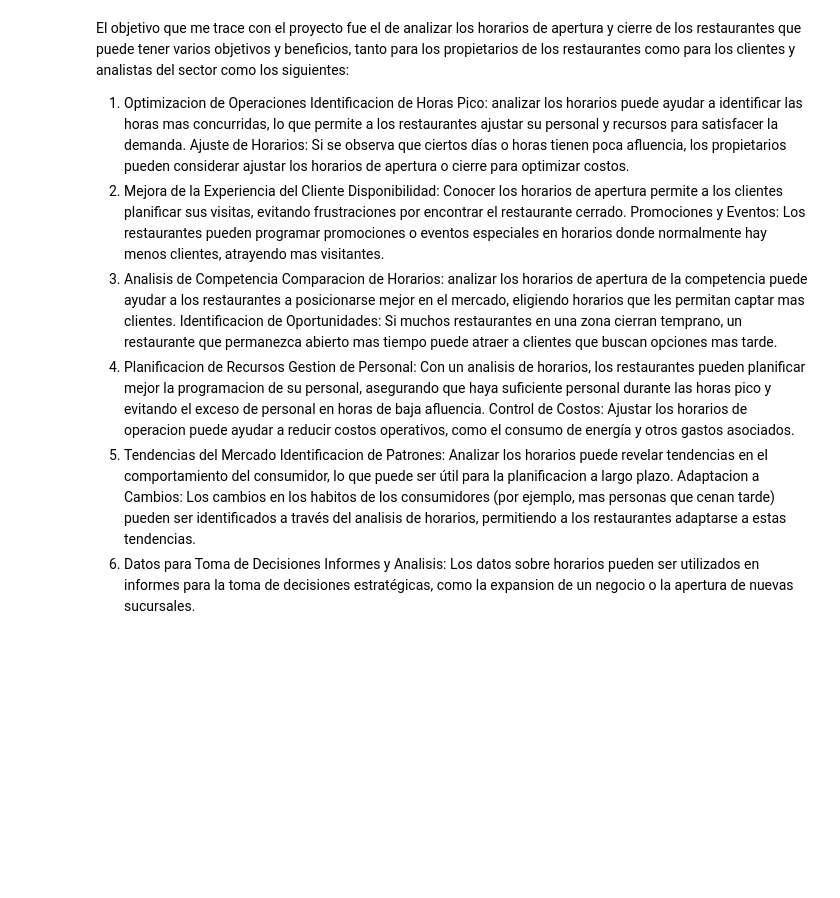
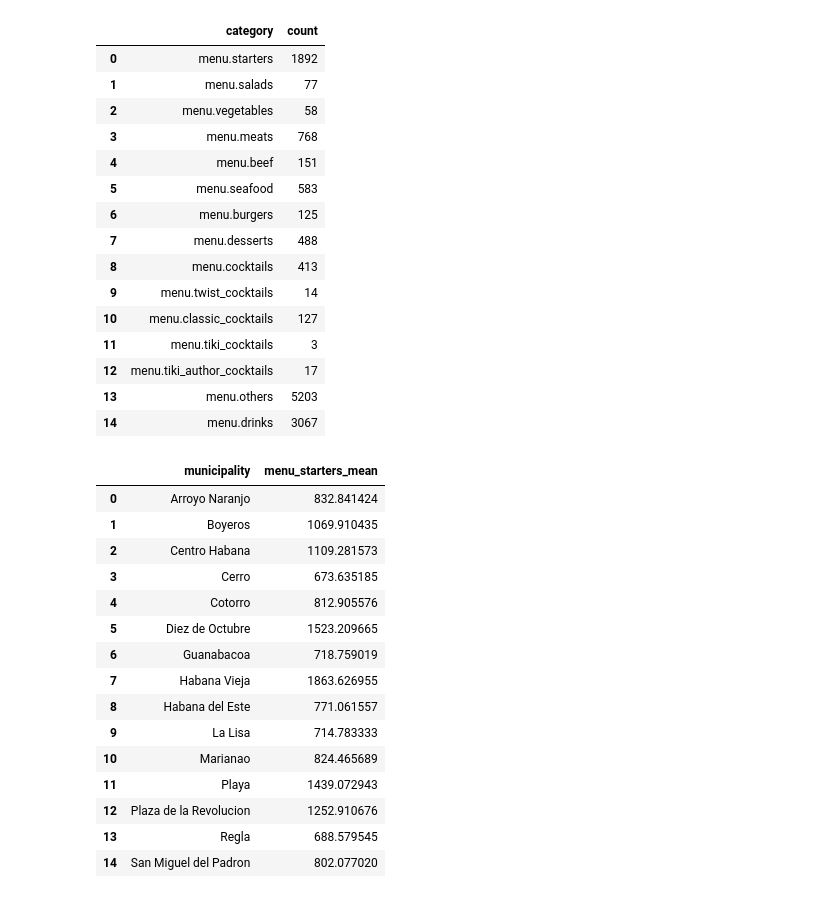
Before and after one commit to AmauryManuelD111/Restaurant_bar_project, a Jupyter notebook: notebook.ipynb, the cells around one changed output. Saved outputs shown, nothing was run; the diff lists cells and outputs as text; code cells hidden in the pictures; blank space fills up the shorter version.

```diff
--- a/notebook.ipynb
+++ b/notebook.ipynb
@@ -87,23 +87,3 @@ px.bar(
     title='Cantidad de locales que poseen Telefono',
     height=300
 ).show()
-# %% [markdown]
-El objetivo que me trace con el proyecto fue el de analizar los horarios de apertura y cierre de los restaurantes que puede tener varios objetivos y beneficios, tanto para los propietarios de los restaurantes como para los clientes y analistas del sector como los siguientes:
-
-1. Optimizacion de Operaciones
-Identificacion de Horas Pico: analizar los horarios puede ayudar a identificar las horas mas concurridas, lo que permite a los restaurantes ajustar su personal y recursos para satisfacer la demanda.
-Ajuste de Horarios: Si se observa que ciertos días o horas tienen poca afluencia, los propietarios pueden considerar ajustar los horarios de apertura o cierre para optimizar costos.
-2. Mejora de la Experiencia del Cliente
-Disponibilidad: Conocer los horarios de apertura permite a los clientes planificar sus visitas, evitando frustraciones por encontrar el restaurante cerrado.
-Promociones y Eventos: Los restaurantes pueden programar promociones o eventos especiales en horarios donde normalmente hay menos clientes, atrayendo mas visitantes.
-3. Analisis de Competencia
-Comparacion de Horarios: analizar los horarios de apertura de la competencia puede ayudar a los restaurantes a posicionarse mejor en el mercado, eligiendo horarios que les permitan captar mas clientes.
-Identificacion de Oportunidades: Si muchos restaurantes en una zona cierran temprano, un restaurante que permanezca abierto mas tiempo puede atraer a clientes que buscan opciones mas tarde.
-4. Planificacion de Recursos
-Gestion de Personal: Con un analisis de horarios, los restaurantes pueden planificar mejor la programacion de su personal, asegurando que haya suficiente personal durante las horas pico y evitando el exceso de personal en horas de baja afluencia.
-Control de Costos: Ajustar los horarios de operacion puede ayudar a reducir costos operativos, como el consumo de energía y otros gastos asociados.
-5. Tendencias del Mercado
-Identificacion de Patrones: Analizar los horarios puede revelar tendencias en el comportamiento del consumidor, lo que puede ser útil para la planificacion a largo plazo.
-Adaptacion a Cambios: Los cambios en los habitos de los consumidores (por ejemplo, mas personas que cenan tarde) pueden ser identificados a través del analisis de horarios, permitiendo a los restaurantes adaptarse a estas tendencias.
-6. Datos para Toma de Decisiones
-Informes y Analisis: Los datos sobre horarios pueden ser utilizados en informes para la toma de decisiones estratégicas, como la expansion de un negocio o la apertura de nuevas sucursales.
@@ -148,27 +151,71 @@ fig = px.bar(
 
 fig.show()
 # %%
-# Contar los platos en cada categoría del menú
 menu_categories = [
     'menu.starters', 'menu.salads', 'menu.vegetables', 'menu.meats', 'menu.beef',
     'menu.seafood', 'menu.burgers', 'menu.desserts', 'menu.cocktails', 'menu.twist_cocktails',
     'menu.classic_cocktails', 'menu.tiki_cocktails', 'menu.tiki_author_cocktails', 'menu.others',
     'menu.drinks'
 ]
 
 menu_counts = {category: df[category].explode().notna().sum() for category in menu_categories}
+
 df_menu_counts = pd.DataFrame(list(menu_counts.items()), columns=['category', 'count'])
+display(df_menu_counts)
 
-# Crear el gráfico de barras
 fig = px.bar(
     df_menu_counts,
     x='category',
     y='count',
     title='Cantidad de platos en cada categoría del menú',
     labels={'category': 'Categoría', 'count': 'Cantidad'},
     color='category',
     height=550
 )
 
 fig.show()
+# %% [output]
+|  | category | count |
+| 0 | menu.starters | 1892 |
+| 1 | menu.salads | 77 |
+| 2 | menu.vegetables | 58 |
+| 3 | menu.meats | 768 |
+| 4 | menu.beef | 151 |
+| 5 | menu.seafood | 583 |
+| 6 | menu.burgers | 125 |
+| 7 | menu.desserts | 488 |
+| 8 | menu.cocktails | 413 |
+| 9 | menu.twist_cocktails | 14 |
+| 10 | menu.classic_cocktails | 127 |
+| 11 | menu.tiki_cocktails | 3 |
+| 12 | menu.tiki_author_cocktails | 17 |
+| 13 | menu.others | 5203 |
+| 14 | menu.drinks | 3067 |
+# %%
+#df2 = df[['municipality', 'menu_starters_mean', 'menu_salads_min', 'menu_vegetables_min', 'menu_meats_min']]
+df2 = df.groupby('municipality')['menu_starters_mean'].mean().reset_index()
+#df
+display(df2)
+px.bar(
+    df2,
+    x='municipality',
+    y='menu_starters_mean'
+)
+# %% [output]
+|  | municipality | menu_starters_mean |
+| 0 | Arroyo Naranjo | 832.841424 |
+| 1 | Boyeros | 1069.910435 |
+| 2 | Centro Habana | 1109.281573 |
+| 3 | Cerro | 673.635185 |
+| 4 | Cotorro | 812.905576 |
+| 5 | Diez de Octubre | 1523.209665 |
+| 6 | Guanabacoa | 718.759019 |
+| 7 | Habana Vieja | 1863.626955 |
+| 8 | Habana del Este | 771.061557 |
+| 9 | La Lisa | 714.783333 |
+| 10 | Marianao | 824.465689 |
+| 11 | Playa | 1439.072943 |
+| 12 | Plaza de la Revolucion | 1252.910676 |
+| 13 | Regla | 688.579545 |
+| 14 | San Miguel del Padron | 802.077020 |
 # %%
```
Also changed, not shown: parts of 5 cells of this notebook, 4 other files.
